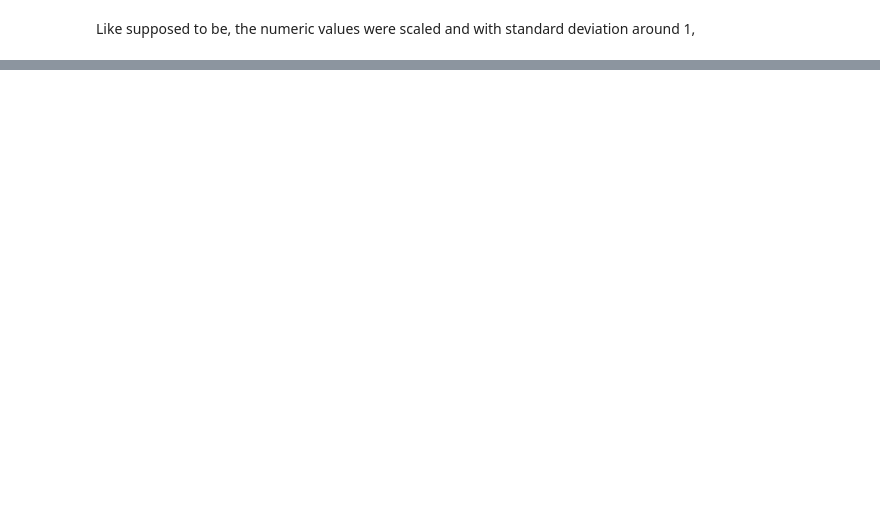
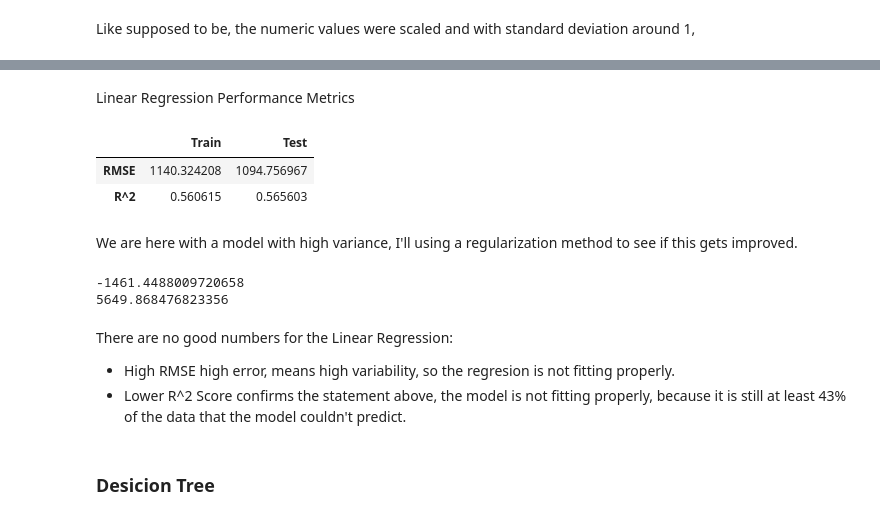
Before and after one commit to diazid/sales-predictions, a Jupyter notebook: sales_prediction.ipynb, the cells around one changed output, grey strips where cells are left out. Saved outputs shown, nothing was run; the diff lists cells and outputs as text; code cells hidden in the pictures; blank space fills up the shorter version.

Commit message:
Linear Regression and Decission Tree

```diff
--- a/sales_prediction.ipynb
+++ b/sales_prediction.ipynb
@@ -910,0 +973,3 @@ Like supposed to be, the numeric values were scaled and with standard deviation
+# %%
+## INSTANTIATE LINEAR REGRESION MODEL
+lreg = LinearRegression()
@@ -910,0 +978,4 @@ Like supposed to be, the numeric values were scaled and with standard deviation
+# %%
+## COMBINE PIPELINES
+lreg_pipe = make_pipeline(preprocessor, lreg)
+lreg_pipe
@@ -910,0 +1000,3 @@ Like supposed to be, the numeric values were scaled and with standard deviation
+# %%
+## FIT THE MODEL
+lreg_pipe.fit(X_train, y_train)
@@ -910,0 +1019,28 @@ Like supposed to be, the numeric values were scaled and with standard deviation
+# %%
+## PREDICT
+lreg_pred_train = lreg_pipe.predict(X_train)
+lreg_pred_test = lreg_pipe.predict(X_test)
+# %% [markdown]
+Linear Regression Performance Metrics
+# %%
+lreg_metrics = metrics(lreg_pred_train, lreg_pred_test)
+lreg_metrics
+# %% [output]
+|  | Train | Test |
+| RMSE | 1140.324208 | 1094.756967 |
+| R^2 | 0.560615 | 0.565603 |
+# %% [markdown]
+We are here with a model with high variance, I'll using a regularization method to see if this gets improved.
+# %%
+print(min(lreg_pred_test))
+print(max(lreg_pred_test))
+# %% [output]
+-1461.4488009720658
+5649.868476823356
+# %% [markdown]
+There are no good numbers for the Linear Regression:
+
+* High RMSE high error, means high variability, so the regresion is not fitting properly.
+* Lower R^2 Score confirms the statement above, the model is not fitting properly, because it is still at least 43% of the data that the model couldn't predict.
+# %% [markdown]
+### Desicion Tree
```
Also changed, not shown: parts of 40 cells of this notebook.
